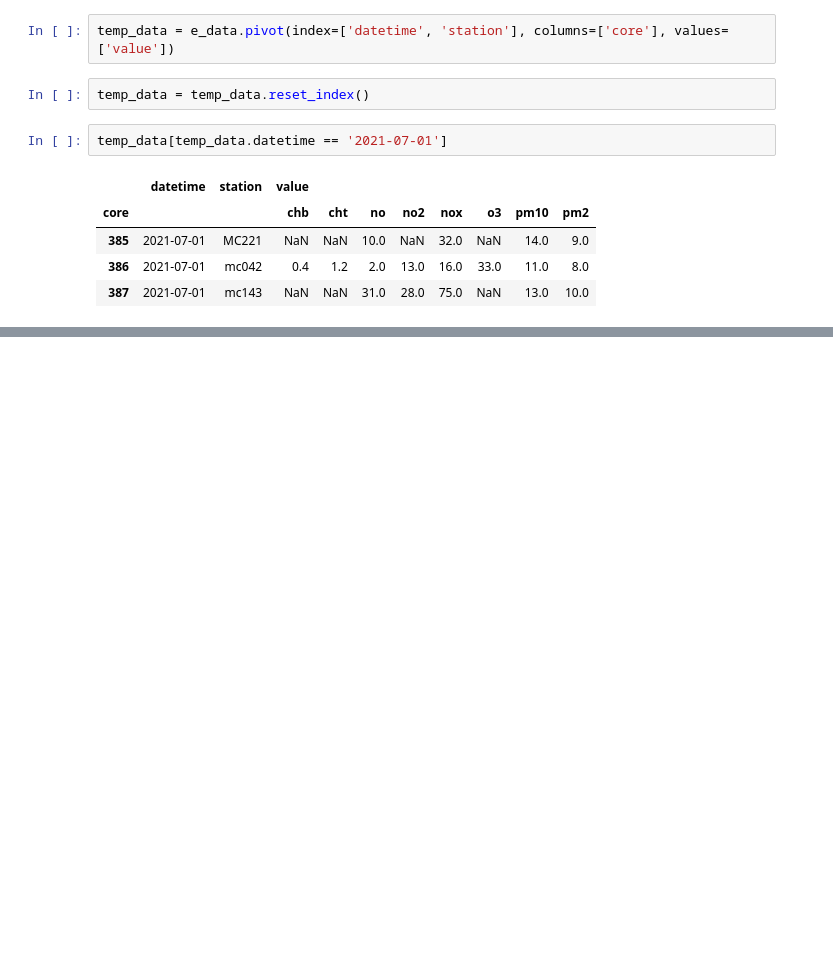
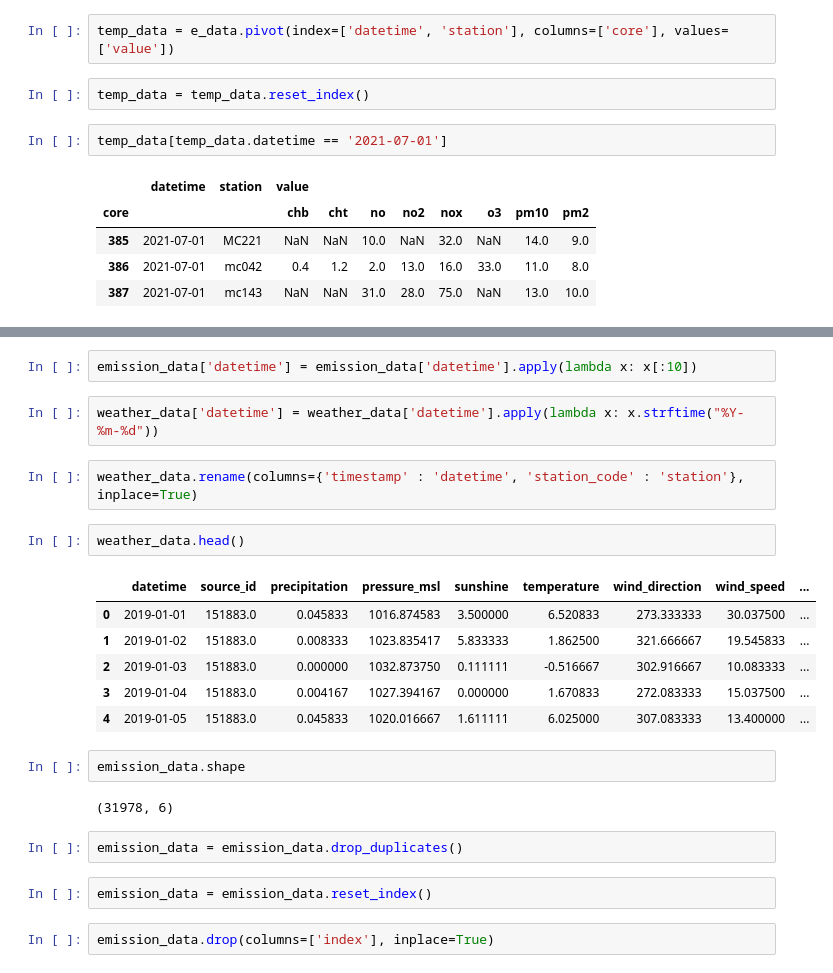
Before and after one commit to irahulcse/ARENA2036, a Jupyter notebook: data_collection.ipynb, the cells around one changed output, grey strips where cells are left out. Drawn from its saved outputs; the diff is of its cells as text; blank space fills up the shorter version.

```diff
--- a/data_collection.ipynb
+++ b/data_collection.ipynb
@@ -616,0 +642,25 @@ temp_data[temp_data.datetime == '2021-07-01']
+# %%
+emission_data['datetime'] = emission_data['datetime'].apply(lambda x: x[:10])
+# %%
+weather_data['datetime'] = weather_data['datetime'].apply(lambda x: x.strftime("%Y-%m-%d"))
+# %%
+weather_data.rename(columns={'timestamp' : 'datetime', 'station_code' : 'station'}, inplace=True)
+# %%
+weather_data.head()
+# %% [output]
+|  | datetime | source_id | precipitation | pressure_msl | sunshine | temperature | wind_direction | wind_speed | ... |
+| 0 | 2019-01-01 | 151883.0 | 0.045833 | 1016.874583 | 3.500000 | 6.520833 | 273.333333 | 30.037500 | ... |
+| 1 | 2019-01-02 | 151883.0 | 0.008333 | 1023.835417 | 5.833333 | 1.862500 | 321.666667 | 19.545833 | ... |
+| 2 | 2019-01-03 | 151883.0 | 0.000000 | 1032.873750 | 0.111111 | -0.516667 | 302.916667 | 10.083333 | ... |
+| 3 | 2019-01-04 | 151883.0 | 0.004167 | 1027.394167 | 0.000000 | 1.670833 | 272.083333 | 15.037500 | ... |
+| 4 | 2019-01-05 | 151883.0 | 0.045833 | 1020.016667 | 1.611111 | 6.025000 | 307.083333 | 13.400000 | ... |
+# %%
+emission_data.shape
+# %% [output]
+(31978, 6)
+# %%
+emission_data = emission_data.drop_duplicates()
+# %%
+emission_data = emission_data.reset_index()
+# %%
+emission_data.drop(columns=['index'], inplace=True)
```
Also changed, not shown: parts of 16 cells of this notebook, 1 other file.
